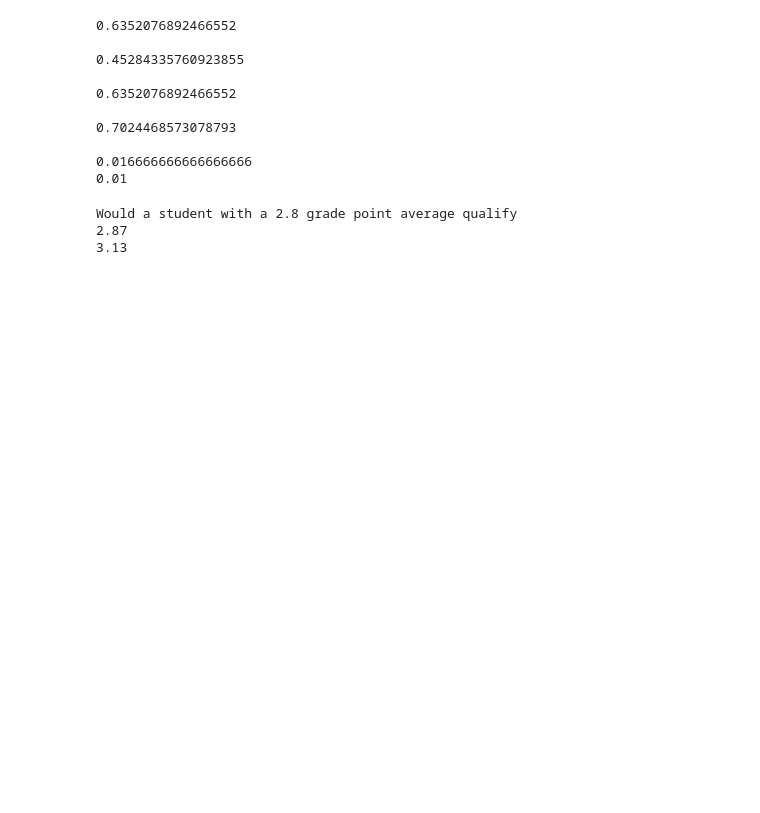
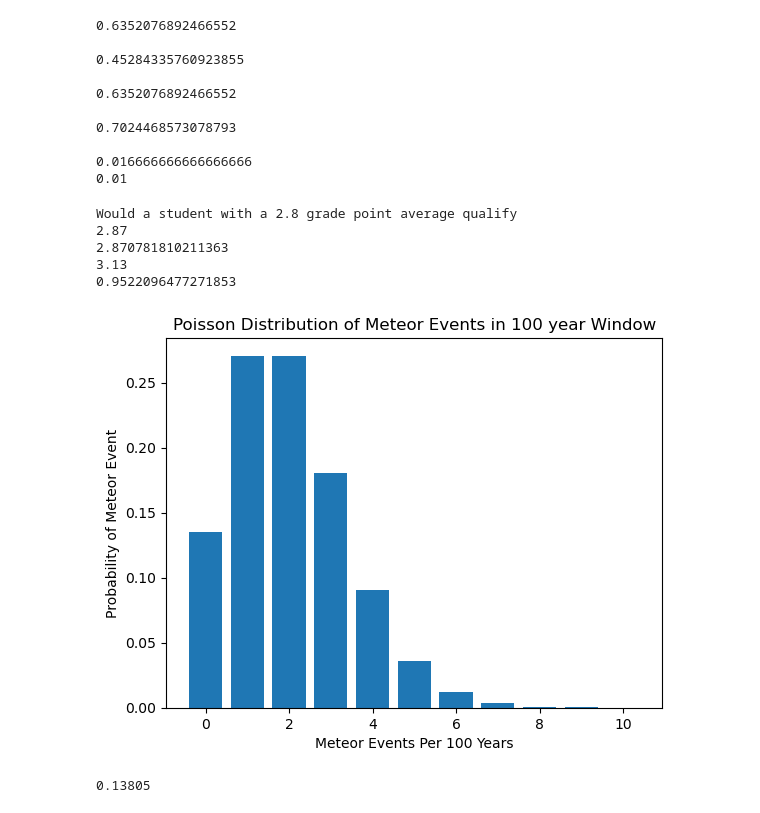
Before and after one commit to Divante222/statistics-exercises, a Jupyter notebook: probability_distributions_exercises.ipynb, the cells around one changed output. Drawn from its saved outputs; the diff is of its cells as text; code cells hidden in the pictures; blank space fills up the shorter version.

```diff
--- a/probability_distributions_exercises.ipynb
+++ b/probability_distributions_exercises.ipynb
@@ -249,13 +274,46 @@ print(.01)
 # for this scholarship?
 print('Would a student with a 2.8 grade point average qualify')
 # for this scholarship?')
-print(round(test_numbers.isf(2/3),2))
+
+
+print(round(test_numbers.isf(2/3),2)) ## supposed to be getting a range
+print(test_numbers.isf(2/3))
+
+
+
 #yes because they are in the lower third of the class
 
 # If I have a GPA of 3.5, what percentile am I in?
-print(round(test_numbers.isf(1/3),2))
+
+print(round(test_numbers.isf(1/3),2)) ### the uppper third decile
+print(test_numbers.cdf(3.5)) ### the question is asking for a percent
+
+
 #the upper third percentile
+
+##decile 1st 0 - 10 percentile
+##decile 2nd 10 - 20 percentile
+##decile 3rd 20 - 30 percentile
 # %% [output]
 Would a student with a 2.8 grade point average qualify
 2.87
+2.870781810211363
 3.13
+0.9522096477271853
+# %%
+x = np.arange(0,11)
+y = stats.poisson(mean).pmf(x)
+
+plt.bar(x,y)
+
+plt.xlabel('Meteor Events Per 100 Years')
+plt.ylabel('Probability of Meteor Event')
+plt.title('Poisson Distribution of Meteor Events in 100 year Window')
+plt.show()
+# %% [output]
+[figure, added]
+# %%
+click = np.random.choice([0,1], (100000, 4326), p = [.98, .02])
+(click.sum(axis=1) > 96).mean()
+# %% [output]
+0.13805
```
Also changed, not shown: parts of 7 cells of this notebook, 2 other files.
